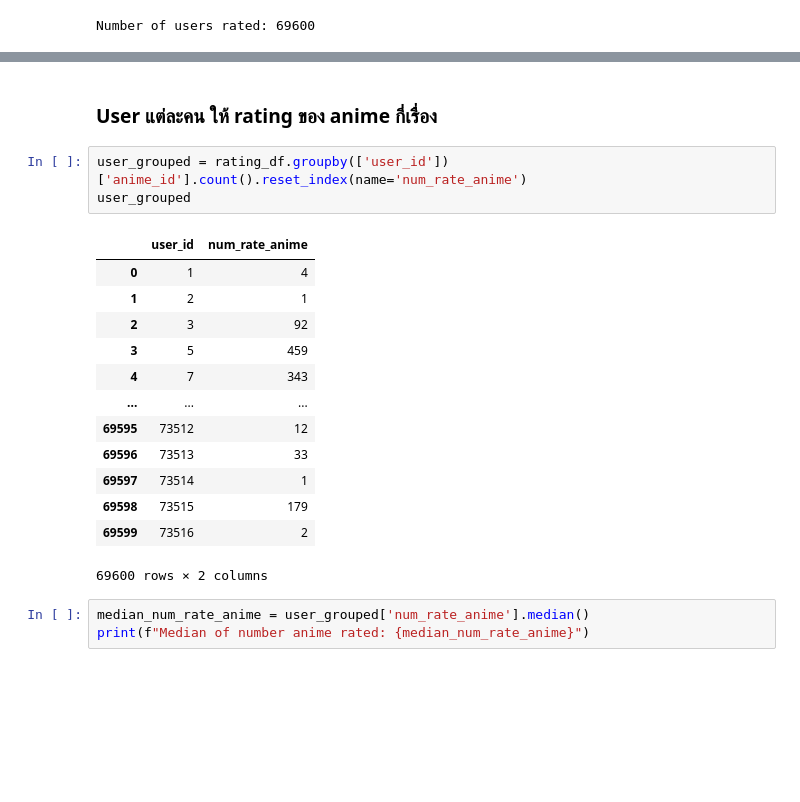
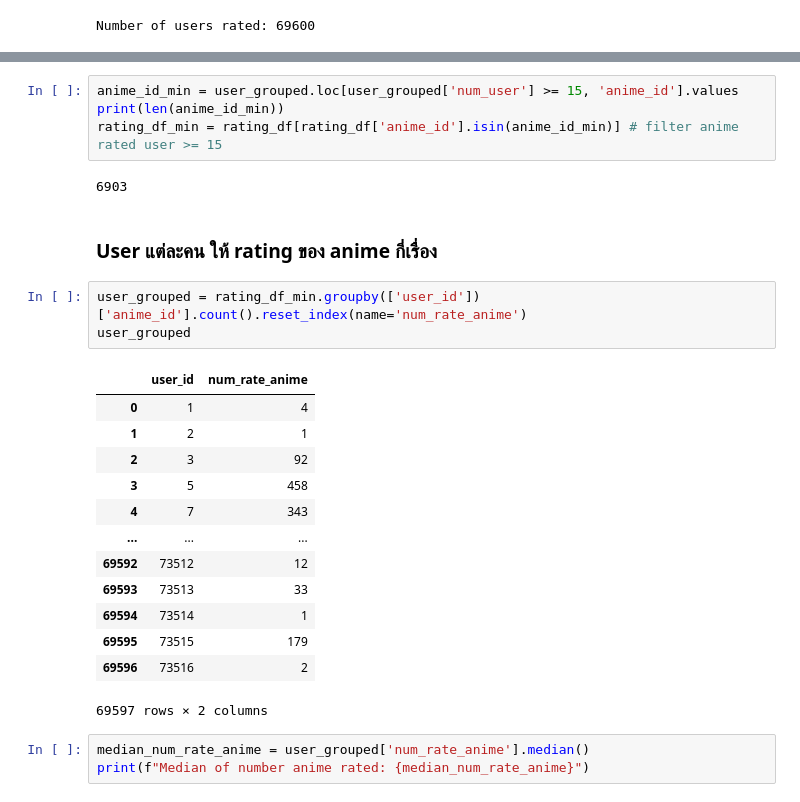
Before and after one commit to opalchonlapat/anime-recommend, a Jupyter notebook: notebook/Anime_recommendation_dataset.ipynb, the cells around one changed output, grey strips where cells are left out. Drawn from its saved outputs; the diff is of its cells as text; blank space fills up the shorter version.

```diff
--- a/notebook/Anime_recommendation_dataset.ipynb
+++ b/notebook/Anime_recommendation_dataset.ipynb
@@ -147,22 +211,28 @@ Number of users rated: 69600
+# %%
+anime_id_min = user_grouped.loc[user_grouped['num_user'] >= 15, 'anime_id'].values
+print(len(anime_id_min))
+rating_df_min = rating_df[rating_df['anime_id'].isin(anime_id_min)] # filter anime rated user >= 15
+# %% [output]
+6903
 # %% [markdown]
 ### User แต่ละคน ให้ rating ของ anime กี่เรื่อง
 # %%
-user_grouped = rating_df.groupby(['user_id'])['anime_id'].count().reset_index(name='num_rate_anime')
+user_grouped = rating_df_min.groupby(['user_id'])['anime_id'].count().reset_index(name='num_rate_anime')
 user_grouped
 # %% [output]
 |  | user_id | num_rate_anime |
 | 0 | 1 | 4 |
 | 1 | 2 | 1 |
 | 2 | 3 | 92 |
-| 3 | 5 | 459 |
+| 3 | 5 | 458 |
 | 4 | 7 | 343 |
 | ... | ... | ... |
-| 69595 | 73512 | 12 |
-| 69596 | 73513 | 33 |
-| 69597 | 73514 | 1 |
-| 69598 | 73515 | 179 |
-| 69599 | 73516 | 2 |
+| 69592 | 73512 | 12 |
+| 69593 | 73513 | 33 |
+| 69594 | 73514 | 1 |
+| 69595 | 73515 | 179 |
+| 69596 | 73516 | 2 |
-69600 rows × 2 columns
+69597 rows × 2 columns
 # %%
 median_num_rate_anime = user_grouped['num_rate_anime'].median()
 print(f"Median of number anime rated: {median_num_rate_anime}")
```
Also changed, not shown: parts of 51 cells of this notebook, 2 other files.
